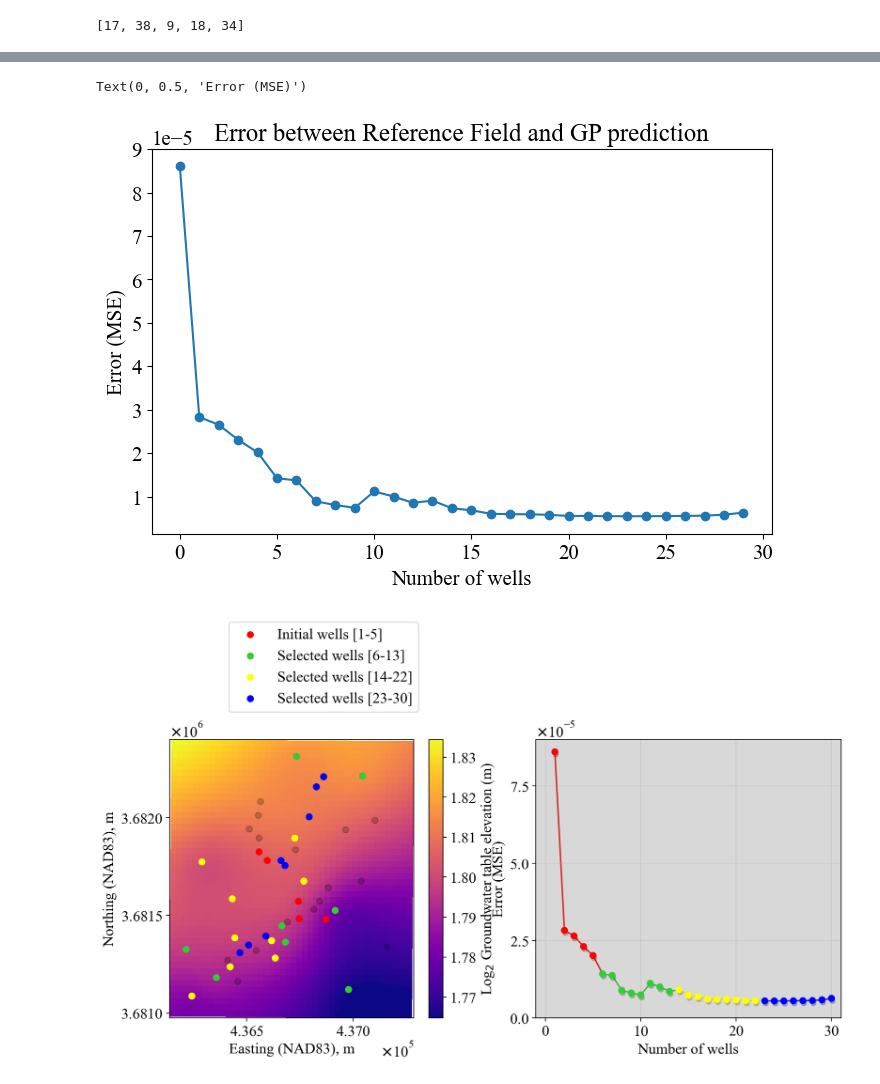
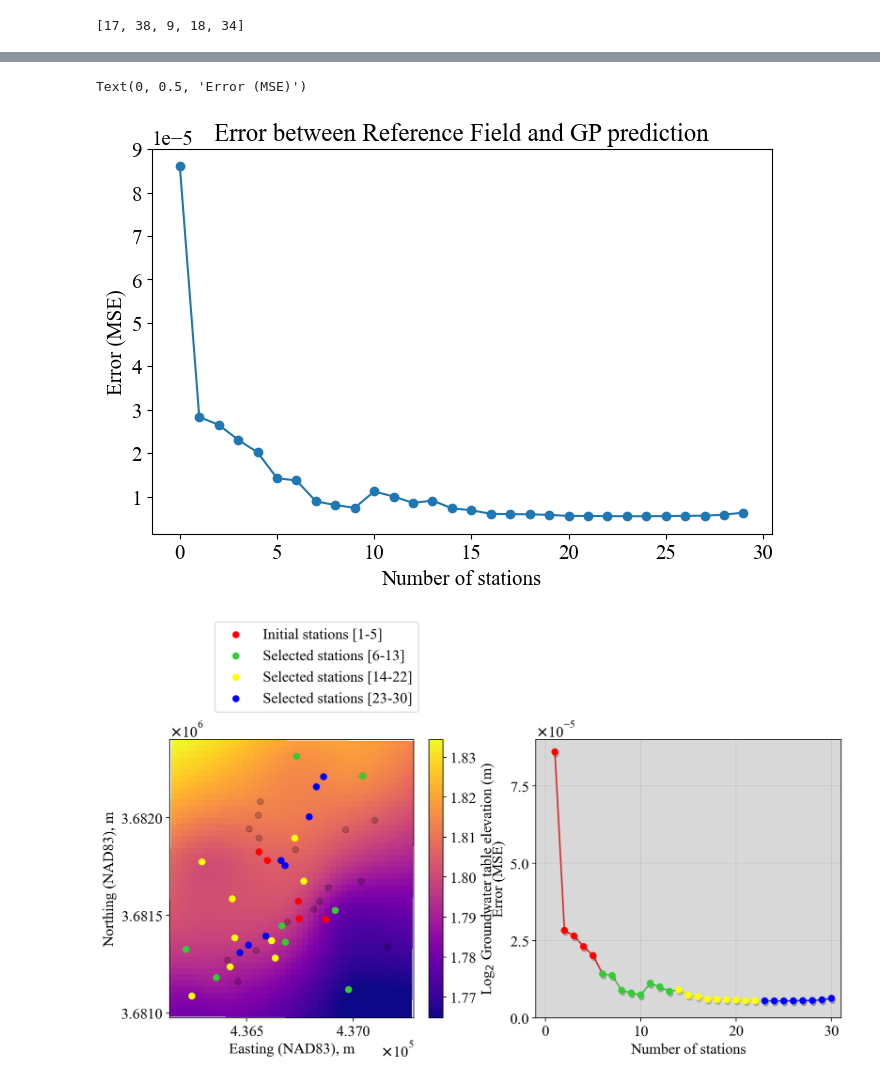
Before and after one commit to hkzhao7/pylenm, a Jupyter notebook: notebooks/PyLEnM_Demo_3_Water_Table_Estimation_&_Well_Optimization.ipynb, the cells around one changed output, grey strips where cells are left out. Drawn from its saved outputs; the diff is of its cells as text; code cells hidden in the pictures.

```diff
--- a/notebooks/PyLEnM_Demo_3_Water_Table_Estimation_&_Well_Optimization.ipynb
+++ b/notebooks/PyLEnM_Demo_3_Water_Table_Estimation_&_Well_Optimization.ipynb
@@ -529,9 +561,9 @@ Select initial wells + determine its index number respectively
 # %%
-initial_wells = ['FSB-095DR','FSB-130D','FSB-079', 'FSB-097D', 'FSB-126D']
-well_list = list(wt_interp.columns)
+initial_stations = ['FSB-095DR','FSB-130D','FSB-079', 'FSB-097D', 'FSB-126D']
+station_list = list(wt_interp.columns)
 initial_idx = []
-for i in initial_wells:
-  initial_idx.append(well_list.index(i))
+for i in initial_stations:
+  initial_idx.append(station_list.index(i))
 initial_indices = initial_idx.copy()
 print(initial_idx)
 # %% [output]
@@ -544,6 +576,6 @@ Run well selection optimization using:<br>
 # %%
-max_wells = 35
+max_stations = 35
 ft=['Easting', 'Northing', 'Elevation', 'Slope']
-y_map_las, r_map_las, residuals_las, las_trend = pylenm_df.interpolate_topo(X, y, XX, ft=ft, regression='lasso', smooth=True)
-selected_wells_idx, errors = pylenm_df.get_Best_Wells(X=X, y=y, xx=XX, ref=y_map_las, initial=initial_idx, max_wells=max_wells, ft=ft, regression='lasso')
+y_map_las, r_map_las, residuals_las, las_trend, model = pylenm_df.interpolate_topo(X, y, XX, ft=ft, regression='lasso', smooth=True)
+selected_stations_idx, errors = pylenm_df.get_Best_Stations(X=X, y=y, xx=XX, ref=y_map_las, initial=initial_idx, max_stations=max_stations, ft=ft, regression='lasso')
 # %% [output]
@@ -568,34 +600,34 @@ Selected well: 42 with a MSE error of 6.336051332633147e-06
 plt.figure(figsize=(8,5), dpi=100)
 plt.plot(pd.Series(errors[0:31]), marker='o')
 plt.title('Error between Reference Field and GP prediction')
-plt.xlabel('Number of wells')
+plt.xlabel('Number of stations')
 plt.ylabel('Error (MSE)')
 # %% [output]
 Text(0, 0.5, 'Error (MSE)')
-[figure, old version]
+[figure, new version]
 # %%
-# Interpolate using selected wells
+# Interpolate using selected stations
 ft=['Easting', 'Northing', 'Elevation', 'Slope']
-pred_map, r_map, residuals, lr_trend = pylenm_df.interpolate_topo(X.iloc[selected_wells_idx], y[selected_wells_idx], XX, ft=ft, regression='lasso', smooth=True)
+pred_map, r_map, residuals, lr_trend, model = pylenm_df.interpolate_topo(X.iloc[selected_stations_idx], y[selected_stations_idx], XX, ft=ft, regression='lasso', smooth=True)
 # %%
 import matplotlib.patheffects as path_effects
 
-def plotres_hor(pred_map, selected, nu_wells):
+def plotres_hor(pred_map, selected, nu_stations):
     fontsize = 15
     plt.rcParams["legend.loc"] = 'upper right'
     fig, ax = plt.subplots(1,2, figsize=(12,5), dpi=200)
     xx = np.array(XX)
-    titles = [str("Water table Reference Field | {}".format("Averaged 2005")), str('GP Prediction | {} | Wells: {}'.format("Averaged 2005", nu_wells))]
+    titles = [str("Water table Reference Field | {}".format("Averaged 2005")), str('GP Prediction | {} | Stations: {}'.format("Averaged 2005", nu_stations))]
     map_1 = ax[0].pcolor(xx[:,0].reshape(x_loc.shape),
                     xx[:,1].reshape(x_loc.shape),
                     pred_map.reshape(x_loc.shape),
                     cmap='plasma',
                     vmin=y_map.min(), vmax=y_map.max())
     ax[0].scatter(X.iloc[:,0], X.iloc[:,1], c='black', alpha=0.2)
-    ax[0].scatter(X.iloc[selected[0:5],0], X.iloc[selected[0:5],1], c='red', alpha=1, label='Initial wells [1-5]')
-    ax[0].scatter(X.iloc[selected[5:13],0], X.iloc[selected[5:13],1], c='limegreen', alpha=1, label='Selected wells [6-13]')
-    ax[0].scatter(X.iloc[selected[13:22],0], X.iloc[selected[13:22],1], c='yellow', alpha=1, label='Selected wells [14-22]')
-    ax[0].scatter(X.iloc[selected[22:30],0], X.iloc[selected[22:30],1], c='blue', alpha=1, label='Selected wells [23-30]')
+    ax[0].scatter(X.iloc[selected[0:5],0], X.iloc[selected[0:5],1], c='red', alpha=1, label='Initial stations [1-5]')
+    ax[0].scatter(X.iloc[selected[5:13],0], X.iloc[selected[5:13],1], c='limegreen', alpha=1, label='Selected stations [6-13]')
+    ax[0].scatter(X.iloc[selected[13:22],0], X.iloc[selected[13:22],1], c='yellow', alpha=1, label='Selected stations [14-22]')
+    ax[0].scatter(X.iloc[selected[22:30],0], X.iloc[selected[22:30],1], c='blue', alpha=1, label='Selected stations [23-30]')
     ax[0].legend(bbox_to_anchor=(1.05, 1.45))
     fig.colorbar(map_1, ax=ax[0]).set_label(label="Log{} Groundwater table elevation (m)".format('$_{2}$'), size=fontsize)
     for i in range(2):
@@ -609,23 +641,23 @@ def plotres_hor(pred_map, selected, nu_wells):
     ax[1].set_xlim([-1, 31])
     ax[1].set_ylim([0, 9e-05])
 
-    for i in range(nu_wells):
+    for i in range(nu_stations):
         if(i<=4): c='r'
         elif(i>4 and i<=12): c='limegreen'
         elif(i>12 and i<=21): c='yellow'
         else: c='b'
-        if(i!=nu_wells-1):
+        if(i!=nu_stations-1):
             ax[1].plot(range(1,31)[i:i+2],pd.Series(errors[0:31])[i:i+2], color=c, zorder=1)#,path_effects=[path_effects.SimpleLineShadow(),path_effects.Normal()])
         ax[1].scatter(range(1,31)[i],pd.Series(errors[0:31])[i], marker='o', color=c, zorder=2,path_effects=[path_effects.SimplePatchShadow(offset=(1, -2.5)),path_effects.Normal()])
     ax[1].axhspan(0,10,facecolor='gray', alpha=0.3)
     ax[1].grid(True, alpha=0.4)
-    ax[1].set_xlabel('Number of wells')
+    ax[1].set_xlabel('Number of stations')
     ax[1].set_ylabel('Error (MSE)')
     fig.show()
 # %%
-selected = selected_wells_idx[0:30]
-nu_wells = len(selected)
-pred_map, r_map, residuals, lr_trend = pylenm_df.interpolate_topo(X.iloc[selected], y[selected], XX, ft=ft, regression='lasso', smooth=True)
-plotres_hor(pred_map, selected, nu_wells)
+selected = selected_stations_idx[0:30]
+nu_stations = len(selected)
+pred_map, r_map, residuals, lr_trend, model = pylenm_df.interpolate_topo(X.iloc[selected], y[selected], XX, ft=ft, regression='lasso', smooth=True)
+plotres_hor(pred_map, selected, nu_stations)
 # %% [output]
-[figure, old version]
+[figure, new version]
```
Also changed, not shown: parts of 36 cells of this notebook.
